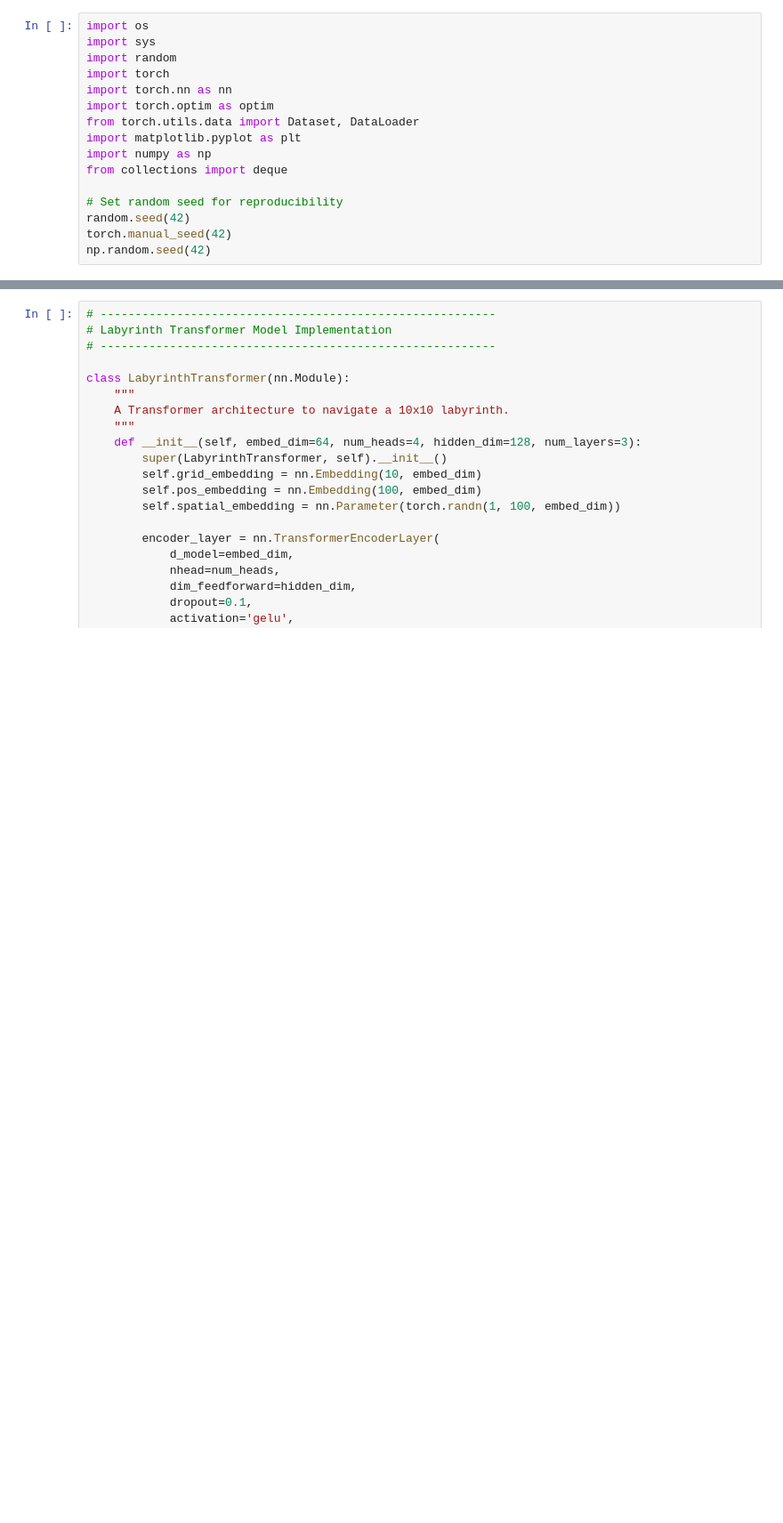
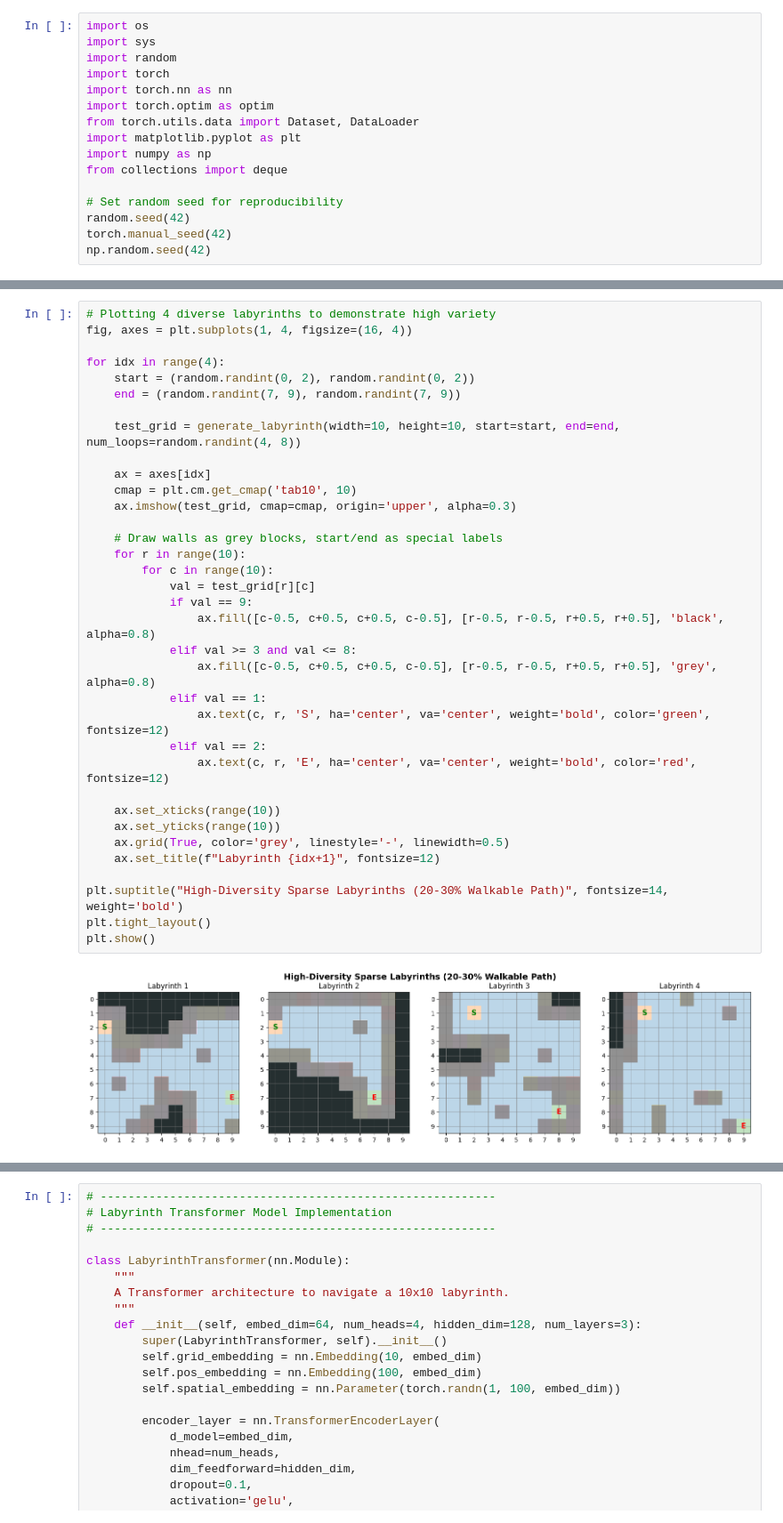
Before and after one commit to sanmquin/Intro-NN, a Jupyter notebook: labys/9.labyrinth_transformer_tutorial.ipynb, the cells around one changed output, grey strips where cells are left out. Shown at 89% size. Saved outputs shown, nothing was run; the diff lists cells and outputs as text; blank space fills up the shorter version.

```diff
--- a/labys/9.labyrinth_transformer_tutorial.ipynb
+++ b/labys/9.labyrinth_transformer_tutorial.ipynb
@@ -181,3 +183,40 @@ def solve_bfs(grid, start=(0, 0), end=(9, 9)):
+# %%
+# Plotting 4 diverse labyrinths to demonstrate high variety
+fig, axes = plt.subplots(1, 4, figsize=(16, 4))
+
+for idx in range(4):
+    start = (random.randint(0, 2), random.randint(0, 2))
+    end = (random.randint(7, 9), random.randint(7, 9))
+
+    test_grid = generate_labyrinth(width=10, height=10, start=start, end=end, num_loops=random.randint(4, 8))
+
+    ax = axes[idx]
+    cmap = plt.cm.get_cmap('tab10', 10)
+    ax.imshow(test_grid, cmap=cmap, origin='upper', alpha=0.3)
+
+    # Draw walls as grey blocks, start/end as special labels
+    for r in range(10):
+        for c in range(10):
+            val = test_grid[r][c]
+            if val == 9:
+                ax.fill([c-0.5, c+0.5, c+0.5, c-0.5], [r-0.5, r-0.5, r+0.5, r+0.5], 'black', alpha=0.8)
+            elif val >= 3 and val <= 8:
+                ax.fill([c-0.5, c+0.5, c+0.5, c-0.5], [r-0.5, r-0.5, r+0.5, r+0.5], 'grey', alpha=0.8)
+            elif val == 1:
+                ax.text(c, r, 'S', ha='center', va='center', weight='bold', color='green', fontsize=12)
+            elif val == 2:
+                ax.text(c, r, 'E', ha='center', va='center', weight='bold', color='red', fontsize=12)
+
+    ax.set_xticks(range(10))
+    ax.set_yticks(range(10))
+    ax.grid(True, color='grey', linestyle='-', linewidth=0.5)
+    ax.set_title(f"Labyrinth {idx+1}", fontsize=12)
+
+plt.suptitle("High-Diversity Sparse Labyrinths (20-30% Walkable Path)", fontsize=14, weight='bold')
+plt.tight_layout()
+plt.show()
+# %% [output]
+[figure, added]
 # %%
 # ---------------------------------------------------------
 # Transition Generation & Dataset Creation
```
Also changed, not shown: parts of 10 cells of this notebook, 4 other files.
